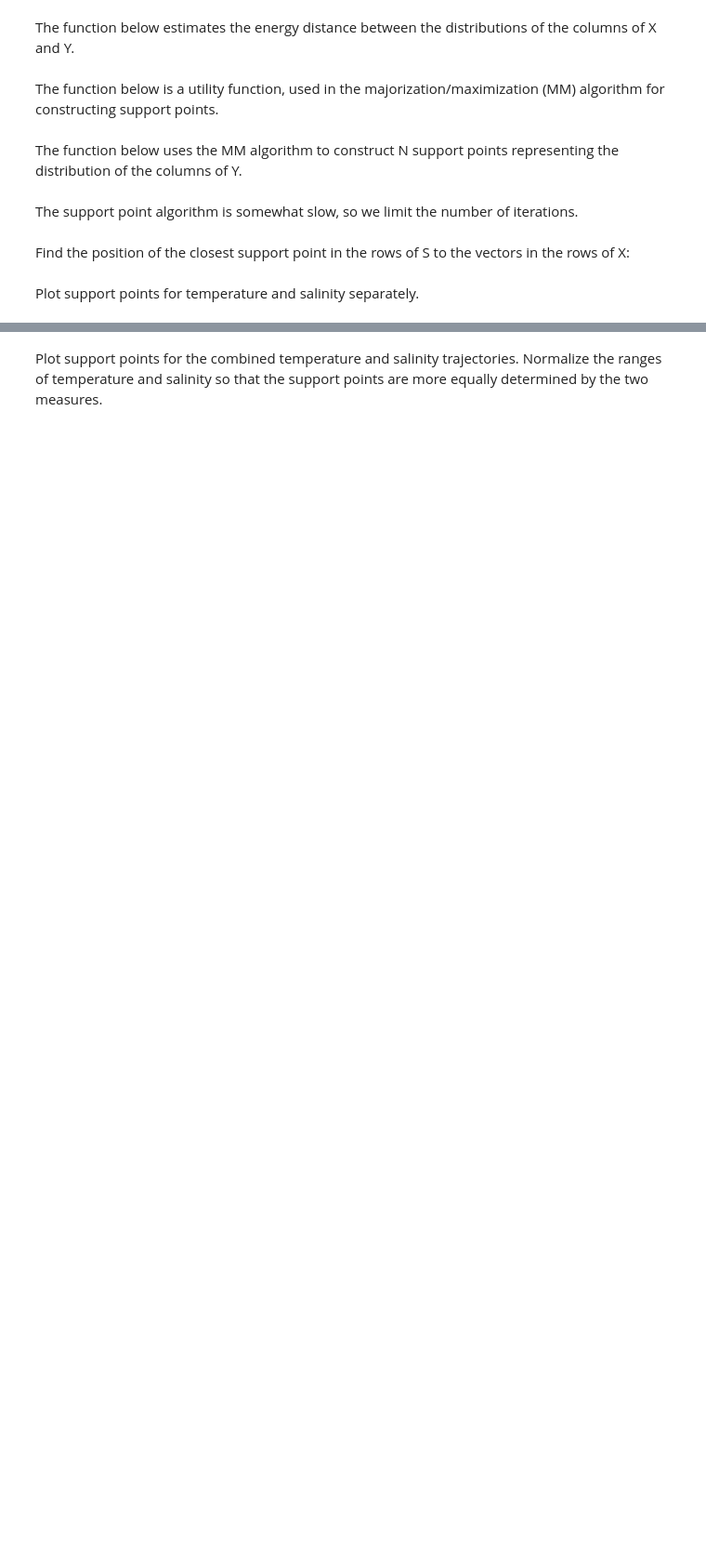
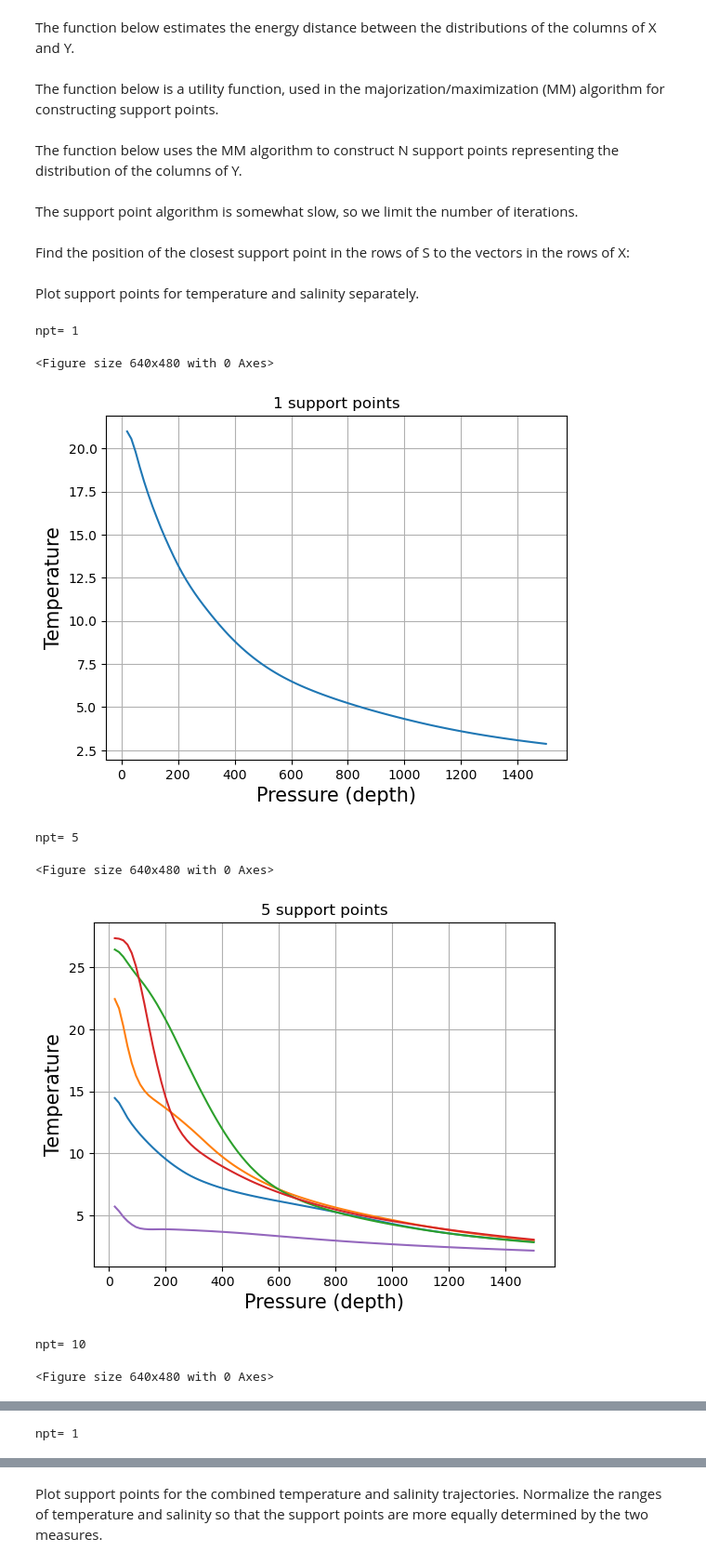
Before and after one commit to kshedden/case_studies, a Jupyter notebook: argo/support.ipynb, the cells around one changed output, grey strips where cells are left out. Shown at 93% size. Drawn from its saved outputs; the diff is of its cells as text; code cells hidden in the pictures; blank space fills up the shorter version.

```diff
--- a/argo/support.ipynb
+++ b/argo/support.ipynb
@@ -138,18 +142,31 @@ def support_neighbor(X, S):
 # %% [markdown]
 Plot support points for temperature and salinity separately.
 # %%
+spt = {} # Save the support points for use later
+
 for (j,x) in enumerate([temp, psal]):
+    spt[j] = {}
 
     # Make plots with different numbers of support points.
-    for npt in 5, 10:
+    for npt in [1, 5, 10]:
         print("npt=", npt)
         X = support(x.T, npt, maxiter=support_iter)
+        spt[j][npt] = X
         plt.clf()
         plt.figure(figsize=(6.4,4.8))
         plt.grid(True)
         plt.title("%d support points" % npt)
         for i in range(npt):
-            plt.plot(pressure, X[i, :], "-", color="grey")
+            plt.plot(pressure, X[i, :], "-")
         plt.xlabel("Pressure (depth)", size=15)
         plt.ylabel(["Temperature", "Salinity"][j], size=15)
         plt.show()
+# %% [output]
+npt= 1
+<Figure size 640x480 with 0 Axes>
+[figure, added]
+npt= 5
+<Figure size 640x480 with 0 Axes>
+[figure, added]
+npt= 10
+<Figure size 640x480 with 0 Axes>
@@ -155,0 +174 @@ for (j,x) in enumerate([temp, psal]):
+npt= 1
```
Also changed, not shown: parts of 7 cells of this notebook.
